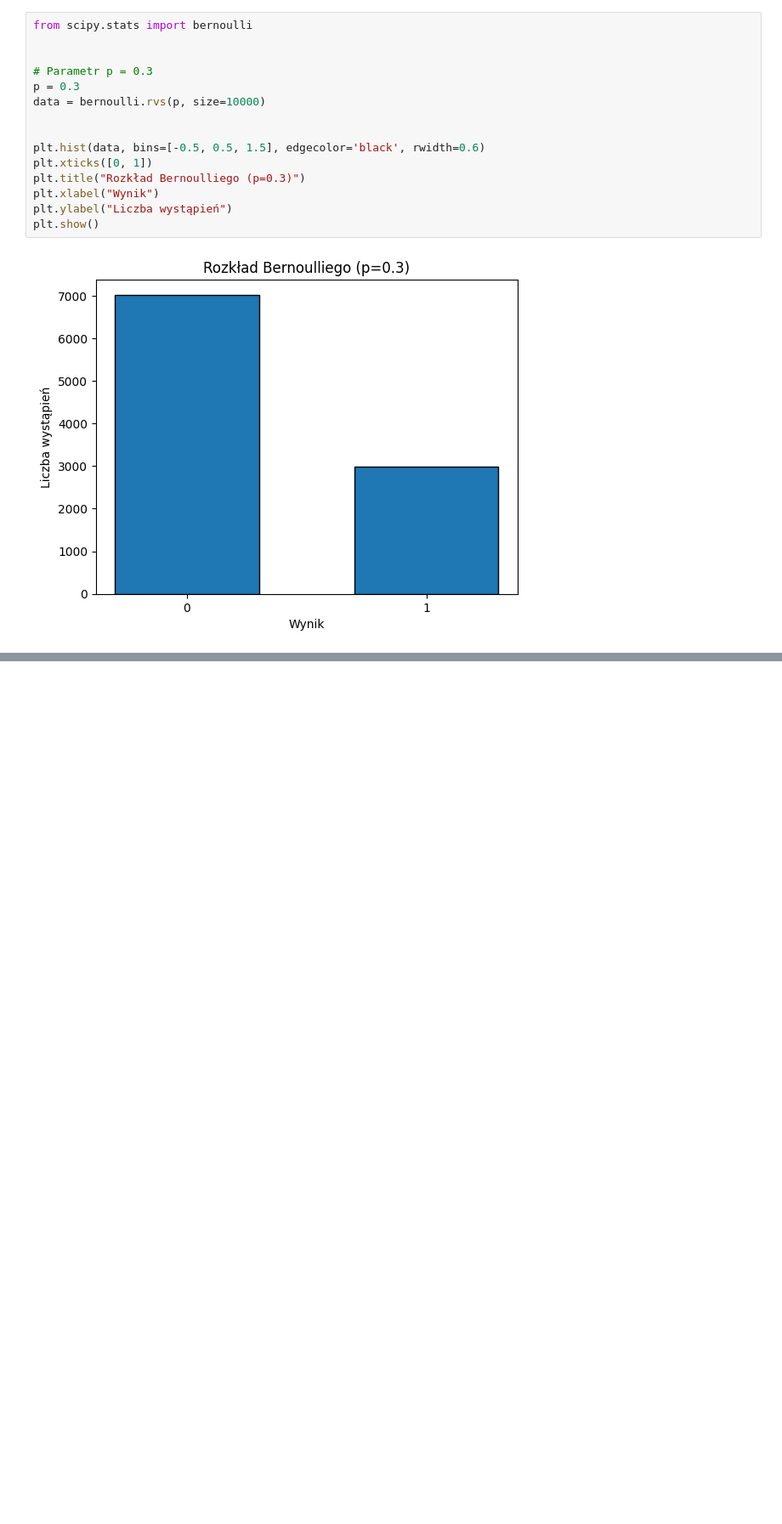
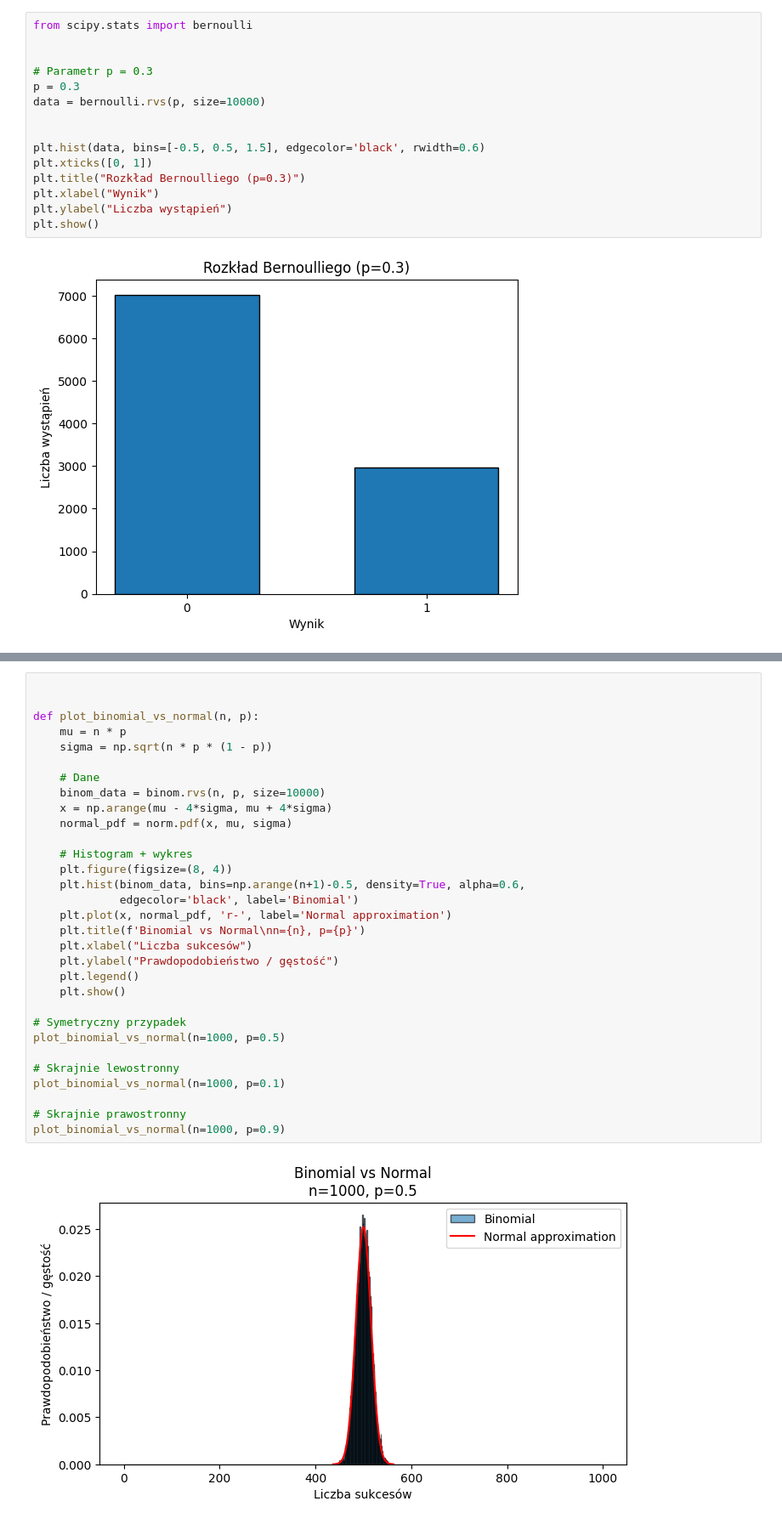
Before and after one commit to HMurawski/dump, a Jupyter notebook: dump_learning/March/4.ipynb, the cells around one changed output, grey strips where cells are left out. Shown at 85% size. Drawn from its saved outputs; the diff is of its cells as text; blank space fills up the shorter version.

```diff
--- a/dump_learning/March/4.ipynb
+++ b/dump_learning/March/4.ipynb
@@ -119,0 +149,33 @@ plt.show()
+# %%
+
+
+def plot_binomial_vs_normal(n, p):
+    mu = n * p
+    sigma = np.sqrt(n * p * (1 - p))
+
+    # Dane
+    binom_data = binom.rvs(n, p, size=10000)
+    x = np.arange(mu - 4*sigma, mu + 4*sigma)
+    normal_pdf = norm.pdf(x, mu, sigma)
+
+    # Histogram + wykres
+    plt.figure(figsize=(8, 4))
+    plt.hist(binom_data, bins=np.arange(n+1)-0.5, density=True, alpha=0.6,
+             edgecolor='black', label='Binomial')
+    plt.plot(x, normal_pdf, 'r-', label='Normal approximation')
+    plt.title(f'Binomial vs Normal\nn={n}, p={p}')
+    plt.xlabel("Liczba sukcesów")
+    plt.ylabel("Prawdopodobieństwo / gęstość")
+    plt.legend()
+    plt.show()
+
+# Symetryczny przypadek
+plot_binomial_vs_normal(n=1000, p=0.5)
+
+# Skrajnie lewostronny
+plot_binomial_vs_normal(n=1000, p=0.1)
+
+# Skrajnie prawostronny
+plot_binomial_vs_normal(n=1000, p=0.9)
+# %% [output]
+[figure, added]
```
Also changed, not shown: parts of 9 cells of this notebook.
